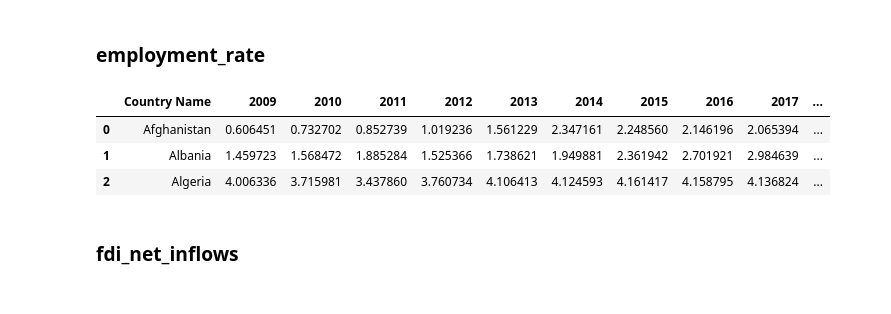
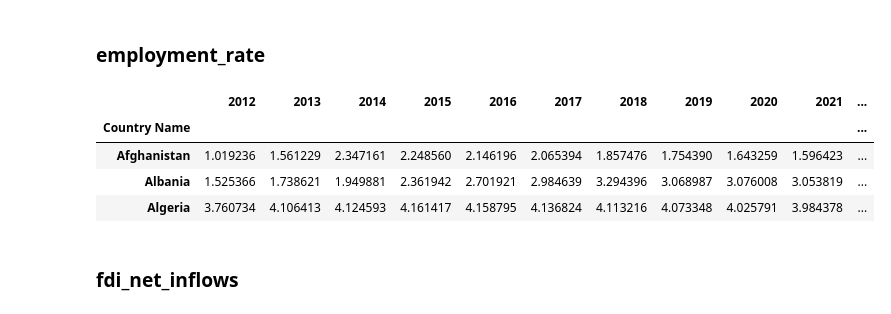
Before and after one commit to JayaWinata/DSC-RASIO-2024-Mawar_Avengers, a Jupyter notebook: etl.ipynb, the cells around one changed output. Cells and saved outputs as stored; diff of their text form; code cells hidden in the pictures.

```diff
--- a/etl.ipynb
+++ b/etl.ipynb
@@ -115,27 +126,32 @@ poverty_rate.head(3)
 # %% [markdown]
 ### employment_rate
 # %%
-employment_rate = employment_rate_original.copy()
+employment_rate_df = employment_rate_original.copy()
 
 # Drop / remove unnecessary columns
-employment_rate.drop(columns=['Series Name', 'Series Code', 'Country Code', '2023 [YR2023]'], inplace=True)
+employment_rate_df.drop(columns=['Series Name', 'Series Code', 'Country Code', '2023 [YR2023]', '2009 [YR2009]', '2010 [YR2010]', '2011 [YR2011]'], inplace=True)
 
 # Rename columns
 pattern = r"\[.*?\]"
-employment_rate.columns = map(lambda x: re.sub(pattern, '', x),employment_rate.columns)
+employment_rate_df.columns = map(lambda x: re.sub(pattern, '', x),employment_rate_df.columns)
+employment_rate_df.columns = employment_rate_df.columns.str.strip()
 
 # Missing values handling
-employment_rate.replace(to_replace='..', value=np.NaN, inplace=True)
-employment_rate[employment_rate.columns.difference(['Country Name'])] = employment_rate[employment_rate.columns.difference(['Country Name'])].fillna(method='ffill', axis=1)
-employment_rate[employment_rate.columns.difference(['Country Name'])] = employment_rate[employment_rate.columns.difference(['Country Name'])].fillna(method='bfill', axis=1)
-employment_rate.dropna(inplace=True)
+employment_rate_df.replace(to_replace='..', value=np.NaN, inplace=True)
+employment_rate_df[employment_rate_df.columns.difference(['Country Name'])] = employment_rate_df[employment_rate_df.columns.difference(['Country Name'])].fillna(method='ffill', axis=1)
+employment_rate_df[employment_rate_df.columns.difference(['Country Name'])] = employment_rate_df[employment_rate_df.columns.difference(['Country Name'])].fillna(method='bfill', axis=1)
+employment_rate_df.dropna(inplace=True)
+
+# Change index
+employment_rate_df.set_index('Country Name', inplace=True)
 # %%
-employment_rate.head(3)
+employment_rate_df.head(3)
 # %% [output]
-|  | Country Name | 2009 | 2010 | 2011 | 2012 | 2013 | 2014 | 2015 | 2016 | 2017 | ... |
-| 0 | Afghanistan | 0.606451 | 0.732702 | 0.852739 | 1.019236 | 1.561229 | 2.347161 | 2.248560 | 2.146196 | 2.065394 | ... |
-| 1 | Albania | 1.459723 | 1.568472 | 1.885284 | 1.525366 | 1.738621 | 1.949881 | 2.361942 | 2.701921 | 2.984639 | ... |
-| 2 | Algeria | 4.006336 | 3.715981 | 3.437860 | 3.760734 | 4.106413 | 4.124593 | 4.161417 | 4.158795 | 4.136824 | ... |
+|  | 2012 | 2013 | 2014 | 2015 | 2016 | 2017 | 2018 | 2019 | 2020 | 2021 | ... |
+| Country Name |  |  |  |  |  |  |  |  |  |  | ... |
+| Afghanistan | 1.019236 | 1.561229 | 2.347161 | 2.248560 | 2.146196 | 2.065394 | 1.857476 | 1.754390 | 1.643259 | 1.596423 | ... |
+| Albania | 1.525366 | 1.738621 | 1.949881 | 2.361942 | 2.701921 | 2.984639 | 3.294396 | 3.068987 | 3.076008 | 3.053819 | ... |
+| Algeria | 3.760734 | 4.106413 | 4.124593 | 4.161417 | 4.158795 | 4.136824 | 4.113216 | 4.073348 | 4.025791 | 3.984378 | ... |
 # %% [markdown]
 ### fdi_net_inflows
 # %%
```
Also changed, not shown: parts of 23 cells of this notebook, 1 other file.
